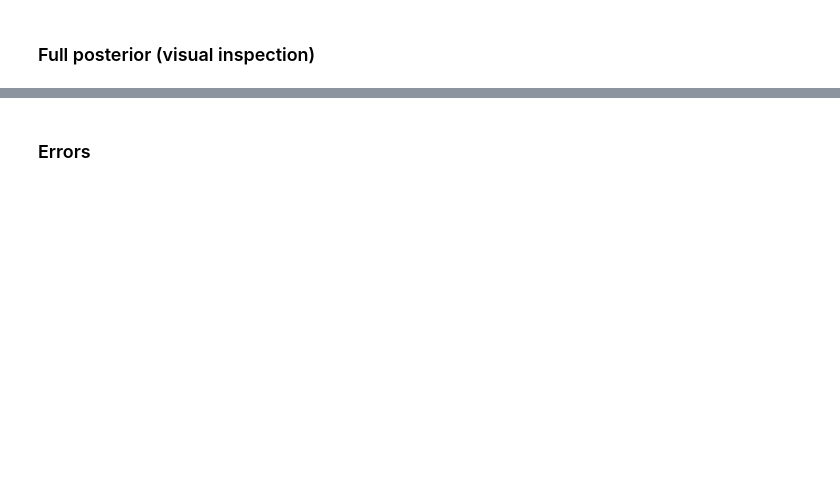
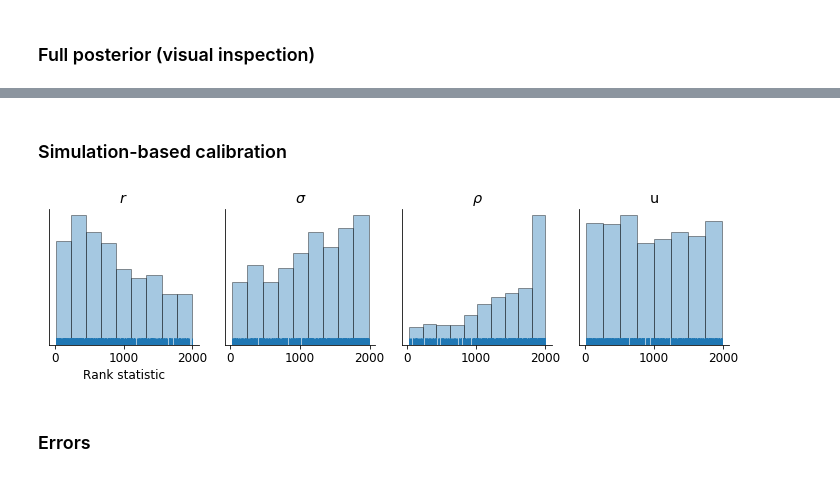
Before and after one commit to stefanradev93/cINN, a Jupyter notebook: Ricker_Comparison.ipynb, the cells around one changed output, grey strips where cells are left out. Drawn from its saved outputs; the diff is of its cells as text; code cells hidden in the pictures; blank space fills up the shorter version.

```diff
--- a/Ricker_Comparison.ipynb
+++ b/Ricker_Comparison.ipynb
@@ -148,3 +157,9 @@ plot_true_est_posterior(model, n_samples=n_samples_posterior, param_names=param_
+# %% [markdown]
+### Simulation-based calibration
+# %%
+plot_sbc(model, n_samples_posterior, X_test, theta_test, param_names, figsize=(10, 3))
+# %% [output]
+[figure, added]
 # %% [markdown]
 ### Errors
 # %%
```
Also changed, not shown: parts of 29 cells of this notebook, 26 other files.
